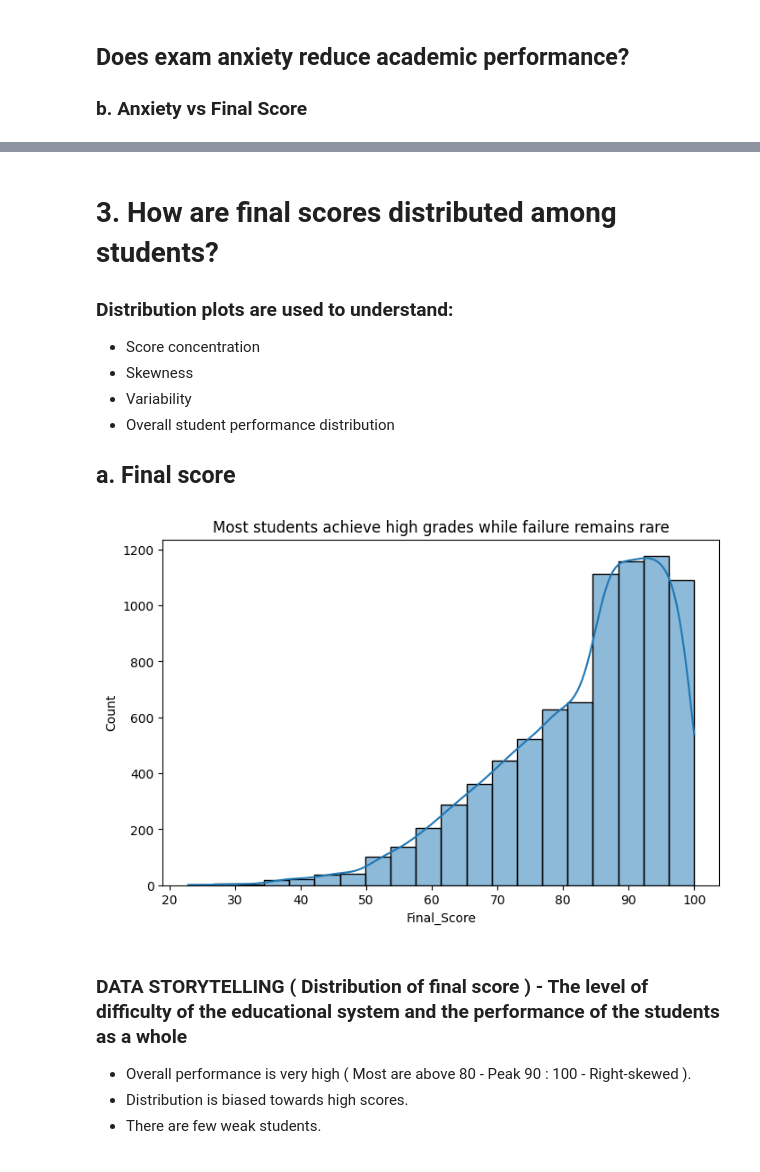
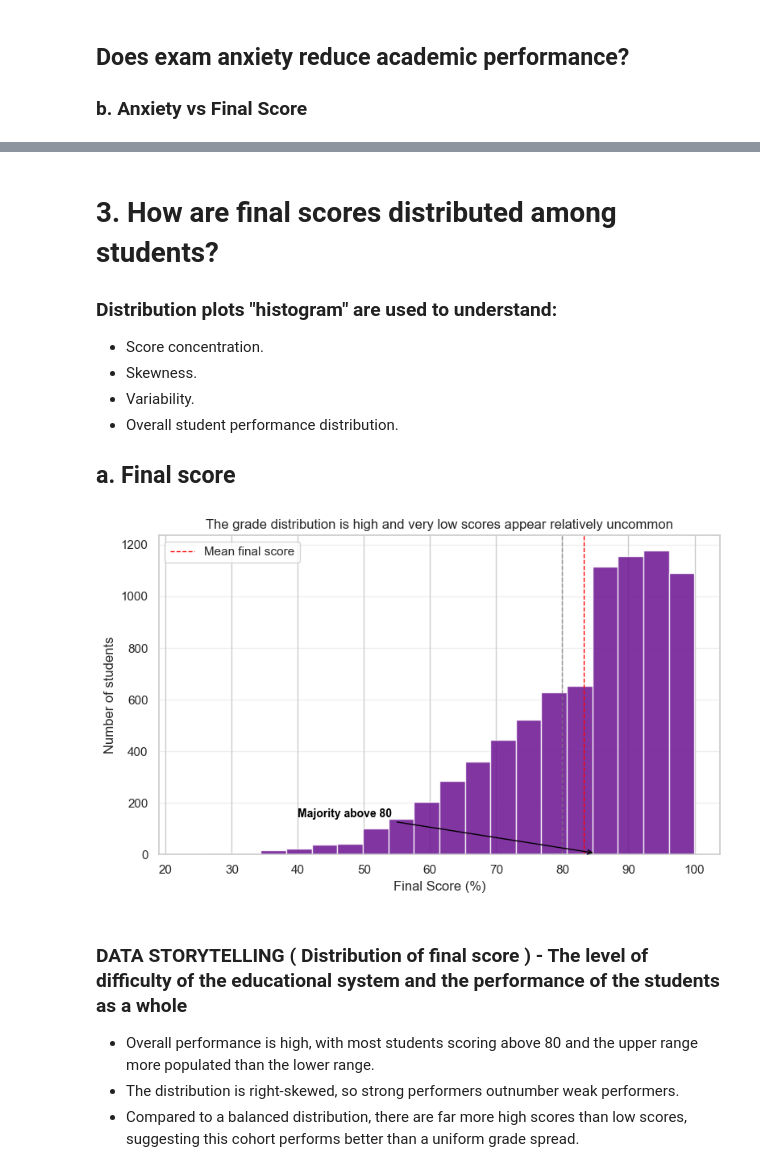
Before and after one commit to FatimaAlMurtadha/Python-atm-and-more, a Jupyter notebook: NewDataSetV20/FinalScoreDS.ipynb, the cells around one changed output, grey strips where cells are left out. Drawn from its saved outputs; the diff is of its cells as text; code cells hidden in the pictures.

```diff
--- a/NewDataSetV20/FinalScoreDS.ipynb
+++ b/NewDataSetV20/FinalScoreDS.ipynb
@@ -656,28 +439,47 @@ plt.show()
 # %% [markdown]
 # 3. How are final scores distributed among students?
-### Distribution plots are used to understand:
-- Score concentration
-- Skewness
-- Variability
-- Overall student performance distribution
+### Distribution plots "histogram" are used to understand:
+- Score concentration.
+- Skewness.
+- Variability.
+- Overall student performance distribution.
 ## a. Final score
-# %%
-plt.figure(figsize=(8,5))
-
-sns.histplot(
-    df_cleaned["Final_Score"],
-    bins=20,
-    kde=True
-)
-
-plt.title("Most students achieve high grades while failure remains rare")
-plt.show()
-# %% [output]
-[figure, removed]
+# %%
+fig, ax = plt.subplots(figsize=(8,5))
+
+ax.hist(
+    df_cleaned["Final_Score"],
+    bins=20,
+    color="#6B1291",
+    edgecolor="white",
+    alpha=0.85
+)
+mean_score = df_cleaned["Final_Score"].mean()
+ax.axvline(mean_score, color="red", linestyle="--", linewidth=1, label="Mean final score")
+ax.axvline(80, color="gray", linestyle="--", linewidth=1, alpha=0.7)
+ax.set_title("The grade distribution is high and very low scores appear relatively uncommon")
+ax.set_xlabel("Final Score (%)")
+ax.set_ylabel("Number of students")
+ax.grid(axis="y", alpha=0.3)
+ax.annotate(
+    "Majority above 80",
+    xy=(85, 5),
+    xytext=(40, 145),
+    arrowprops={"arrowstyle": "->", "color": "black"},
+    fontsize=10,
+    fontweight="bold",
+    color="black"
+)
+ax.legend()
+
+fig.tight_layout()
+plt.show()
+# %% [output]
+[figure, added]
 # %% [markdown]
 ### DATA STORYTELLING ( Distribution of final score ) - The level of difficulty of the educational system and the performance of the students as a whole
-- Overall performance is very high ( Most are above 80 - Peak 90 : 100 - Right-skewed ).
-- Distribution is biased towards high scores.
-- There are few weak students.
+- Overall performance is high, with most students scoring above 80 and the upper range more populated than the lower range.
+- The distribution is right-skewed, so strong performers outnumber weak performers.
+- Compared to a balanced distribution, there are far more high scores than low scores, suggesting this cohort performs better than a uniform grade spread.
 # %% [markdown]
 # 4. Does study method affect final scores?
```
Also changed, not shown: parts of 82 cells of this notebook.
